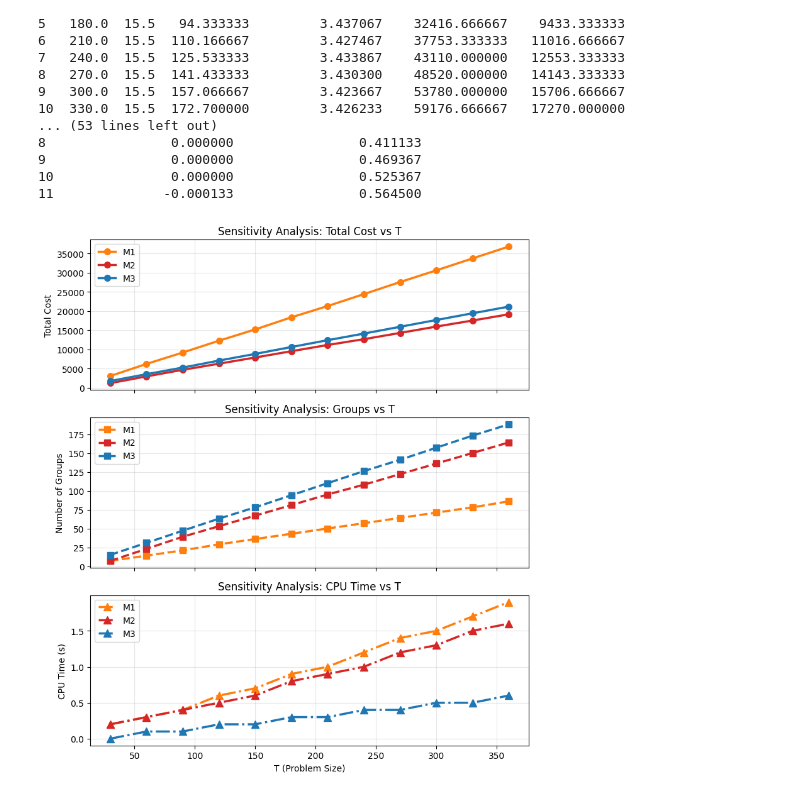
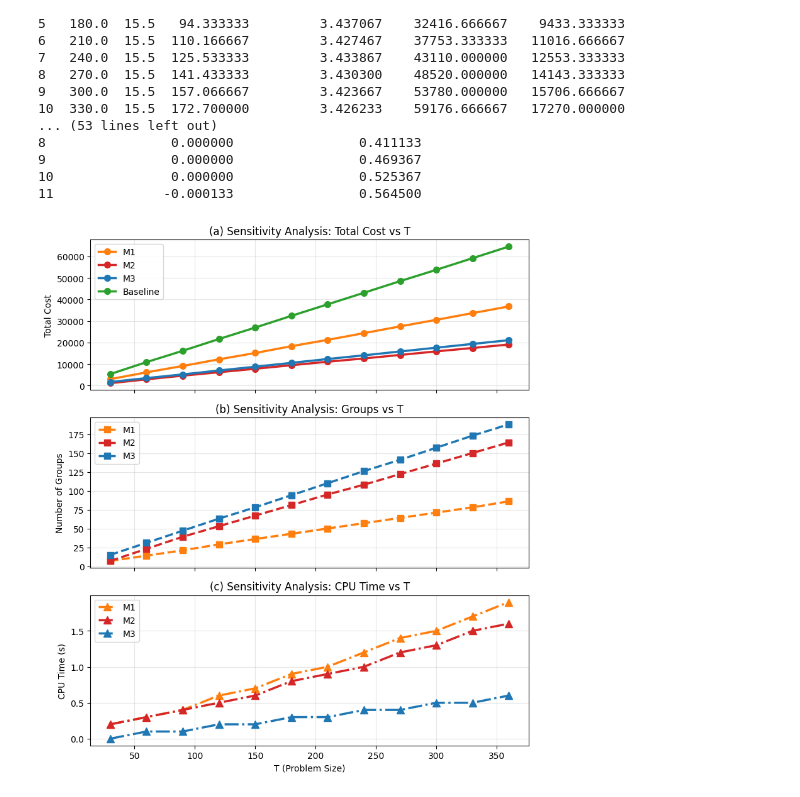
Before and after one commit to WenboWu322/Journal-SI-Reliability-maintenance, a Jupyter notebook: Plot_sensitivity_T.ipynb, the cells around one changed output. Cells and saved outputs as stored; diff of their text form; code cells hidden in the pictures.

```diff
--- a/Plot_sensitivity_T.ipynb
+++ b/Plot_sensitivity_T.ipynb
@@ -174,6 +174,8 @@ total_cost_M3 = np.array([1726.50, 3517.83, 5237.50, 7055.67, 8796.67, 10593.83,
 num_groups_M3 = np.array([15, 31, 47, 63, 78, 94, 110, 126, 141, 157, 173, 188])
 cpu_time_M3   = np.array([0.0, 0.1, 0.1, 0.2, 0.2, 0.3, 0.3, 0.4, 0.4, 0.5, 0.5, 0.6])
 
+# Mb = no grouping baseline
+total_cost_Mb = np.array([5400.00, 10930.00, 16193.00, 21653.33, 26966.67, 32416.67, 37753.33, 43110.00, 48520.00, 53780.00, 59176.67, 64570.00])
 
 
 plt.rcParams["font.family"] = "DejaVu Sans"
@@ -186,34 +188,35 @@ fig, axes = plt.subplots(3, 1, figsize=(8, 9), sharex=True)
 axes[0].plot(T, total_cost_M1, "o-", color="#ff7f0e", linewidth=2.5, markersize=7, label="M1")
 axes[0].plot(T, total_cost_M2, "o-", color="#d62728", linewidth=2.5, markersize=7, label="M2")
 axes[0].plot(T, total_cost_M3, "o-", color="#1f77b4", linewidth=2.5, markersize=7, label="M3")
+axes[0].plot(T, total_cost_Mb, "o-", color="#2ca02c", linewidth=2.5, markersize=7, label="Baseline")
 axes[0].set_ylabel("Total Cost")
-axes[0].set_title("Sensitivity Analysis: Total Cost vs T")
+axes[0].set_title("(a) Sensitivity Analysis: Total Cost vs T")
 axes[0].legend(loc="upper left")
 axes[0].grid(True, alpha=0.3)
 
 # ========== 图2：Number of Groups ==========
 axes[1].plot(T, num_groups_M1, "s--", color="#ff7f0e", linewidth=2.5, markersize=7, label="M1")
 axes[1].plot(T, num_groups_M2, "s--", color="#d62728", linewidth=2.5, markersize=7, label="M2")
 axes[1].plot(T, num_groups_M3, "s--", color="#1f77b4", linewidth=2.5, markersize=7, label="M3")
 axes[1].set_ylabel("Number of Groups")
-axes[1].set_title("Sensitivity Analysis: Groups vs T")
+axes[1].set_title("(b) Sensitivity Analysis: Groups vs T")
 axes[1].legend(loc="upper left")
 axes[1].grid(True, alpha=0.3)
 
 # ========== 图3：CPU Time ==========
 axes[2].plot(T, cpu_time_M1, "^-.", color="#ff7f0e", linewidth=2.5, markersize=8, label="M1")
 axes[2].plot(T, cpu_time_M2, "^-.", color="#d62728", linewidth=2.5, markersize=8, label="M2")
 axes[2].plot(T, cpu_time_M3, "^-.", color="#1f77b4", linewidth=2.5, markersize=8, label="M3")
 axes[2].set_xlabel("T (Problem Size)")
 axes[2].set_ylabel("CPU Time (s)")
-axes[2].set_title("Sensitivity Analysis: CPU Time vs T")
+axes[2].set_title("(c) Sensitivity Analysis: CPU Time vs T")
 axes[2].legend(loc="upper left")
 axes[2].grid(True, alpha=0.3)
 
 # 可选：CPU 对数轴看线性度
 # axes[2].set_yscale("log")
 
 plt.tight_layout()
 plt.show()
 # %% [output]
-[figure, old version]
+[figure, new version]
```
Also changed, not shown: 14 other files.
